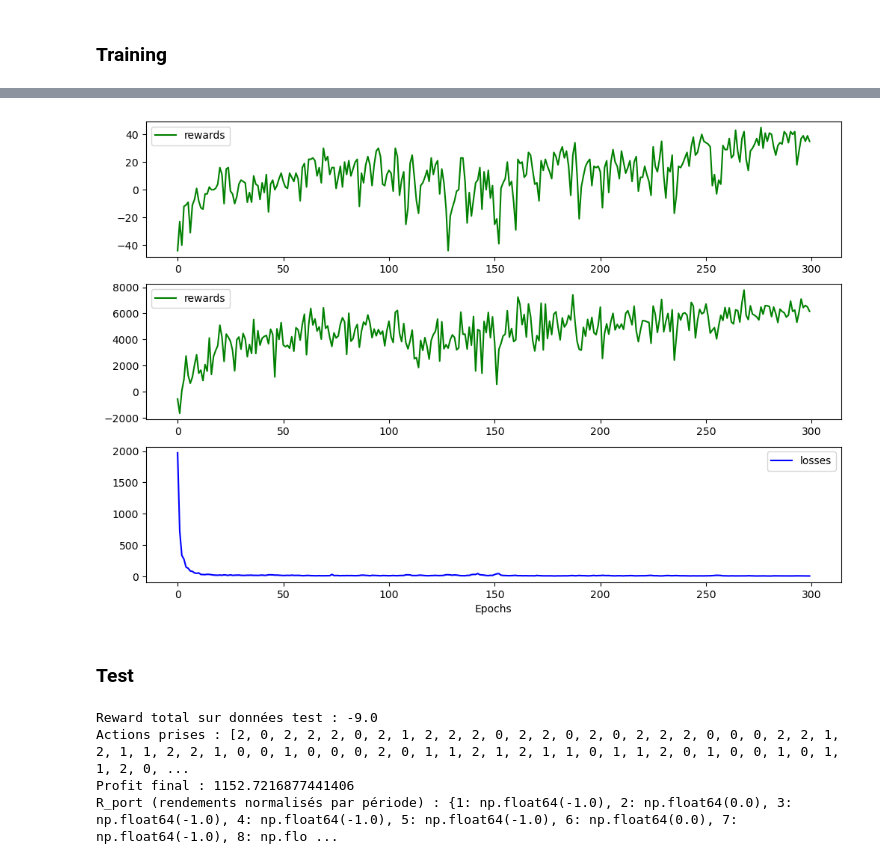
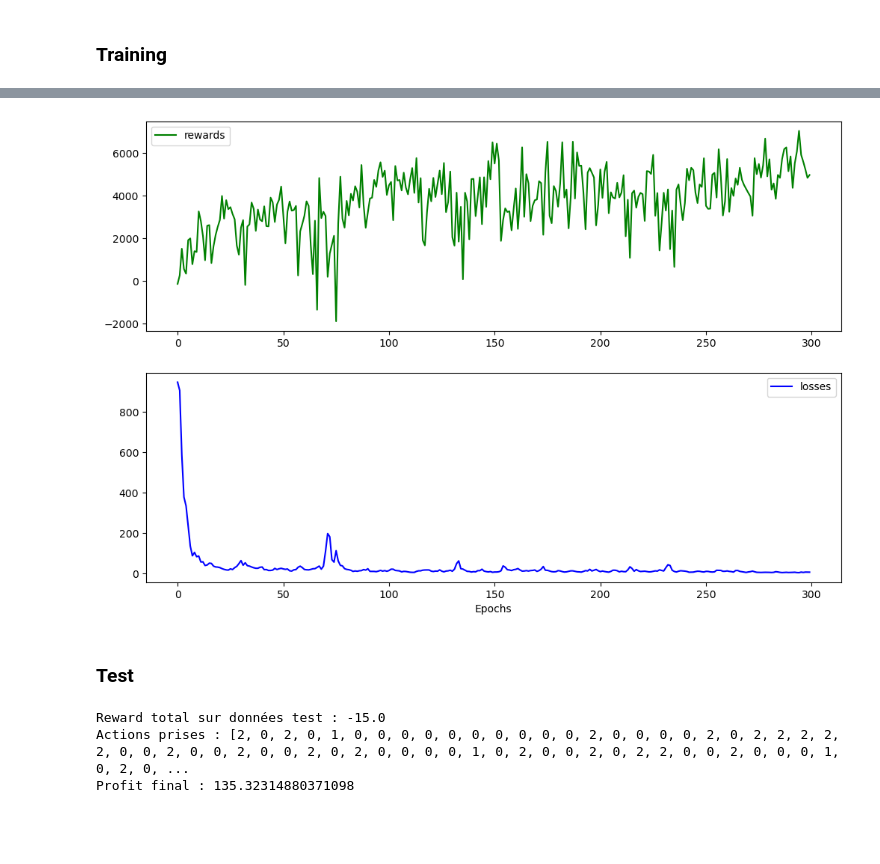
Before and after one commit to L4ncelin/Trading_bot_Reinforcement_learning, a Jupyter notebook: Notebooks/02_RL_main.ipynb, the cells around one changed output, grey strips where cells are left out. Drawn from its saved outputs; the diff is of its cells as text; code cells hidden in the pictures; blank space fills up the shorter version.

Commit message:
Training on 5years periods and improving parameters

```diff
--- a/Notebooks/02_RL_main.ipynb
+++ b/Notebooks/02_RL_main.ipynb
@@ -26,12 +29,17 @@ from sklearn.model_selection import train_test_split
 # Dow Jones : ^DJI
 
 ticker = "GC=F"
-start = "2023-01-01"
+start = "2010-01-01"
 end = "2024-01-01"
 interval = "1d"
 
 data = yf.download(ticker, start=start, end=end, interval=interval)
 data.columns = data.columns.droplevel(1)
 
+# Ajoutons RSI et EMA au DataFrame
+data["RSI"] = compute_rsi(data["Close"], period=14)
+data["EMA12"] = compute_ema(data["Close"], period=12)
+data.dropna(inplace=True)
+
 print(data.head())
 # %% [output]
@@ -271,6 +208,18 @@ class Environment:
             reward = 0.0
 
         return self._get_obs(), reward, self.done, reward_raw
+
+    def update_data(self, new_df):
+        """
+        Met à jour les données de l'environnement sans recréer l'objet.
+        """
+        self.df = new_df.copy()
+        self.t = self.history_t  # On commence à history_t pour avoir une fenêtre complète
+        self.done = False
+        self.profits = 0
+        self.positions = []
+        self.position_value = 0
+        self.history = [0.0] * self.history_t
 # %% [markdown]
 ### Designing Agent
 # %%
@@ -529,21 +499,18 @@ Proft final : 4010.7561929931635
 # %%
 plt.figure(figsize=(12,8))
-plt.subplot(3,1,1)
-plt.plot(rewards, label="rewards", color="green")
-plt.legend()
 
-plt.subplot(3,1,2)
+plt.subplot(2,1,1)
 plt.plot(rewards_raw, label="rewards", color="green")
 plt.legend()
 
-plt.subplot(3,1,3)
+plt.subplot(2,1,2)
 plt.plot(losses, label="losses", color="blue")
 
 plt.xlabel("Epochs")
 plt.legend()
 plt.show()
 # %% [output]
-[figure, old version]
+[figure, new version]
 # %% [markdown]
 ### Test
 # %%
@@ -582,7 +549,7 @@ while not done:
         current_date = new_date  # Mettre à jour la date
 
     # Ajouter le profit du trade en cours
-    daily_profits.append(reward)
+    daily_profits.append(reward_raw)
 
 # Ajouter la dernière période
 if daily_profits:
@@ -591,9 +558,7 @@ if daily_profits:
 print(f"Reward total sur données test : {total_profit}")
 print(f"Actions prises : {actions_taken}")
 print(f"Profit final : {env_test.profits}")
-print(f"R_port (rendements normalisés par période) : {R_port_test}")
 # %% [output]
-Reward total sur données test : -9.0
-Actions prises : [2, 0, 2, 2, 2, 0, 2, 1, 2, 2, 2, 0, 2, 2, 0, 2, 0, 2, 2, 2, 0, 0, 0, 2, 2, 1, 2, 1, 1, 2, 2, 1, 0, 0, 1, 0, 0, 0, 2, 0, 1, 1, 2, 1, 2, 1, 1, 0, 1, 1, 2, 0, 1, 0, 0, 1, 0, 1, 1, 2, 0, ...
-Profit final : 1152.7216877441406
-R_port (rendements normalisés par période) : {1: np.float64(-1.0), 2: np.float64(0.0), 3: np.float64(-1.0), 4: np.float64(-1.0), 5: np.float64(-1.0), 6: np.float64(0.0), 7: np.float64(-1.0), 8: np.flo ...
+Reward total sur données test : -15.0
+Actions prises : [2, 0, 2, 0, 1, 0, 0, 0, 0, 0, 0, 0, 0, 0, 0, 2, 0, 0, 0, 0, 2, 0, 2, 2, 2, 2, 2, 0, 0, 2, 0, 0, 2, 0, 0, 2, 0, 2, 0, 0, 0, 0, 1, 0, 2, 0, 0, 2, 0, 2, 2, 0, 0, 2, 0, 0, 0, 1, 0, 2, 0, ...
+Profit final : 135.32314880371098
```
Also changed, not shown: parts of 20 cells of this notebook, 1 other file.
